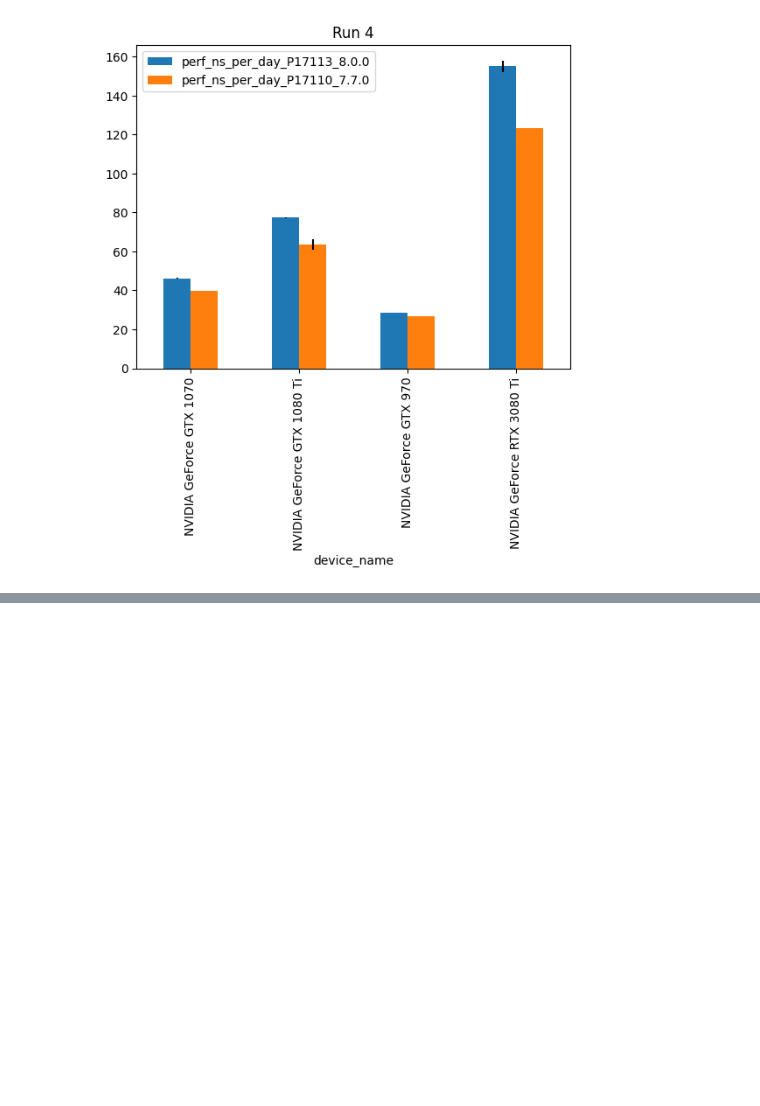
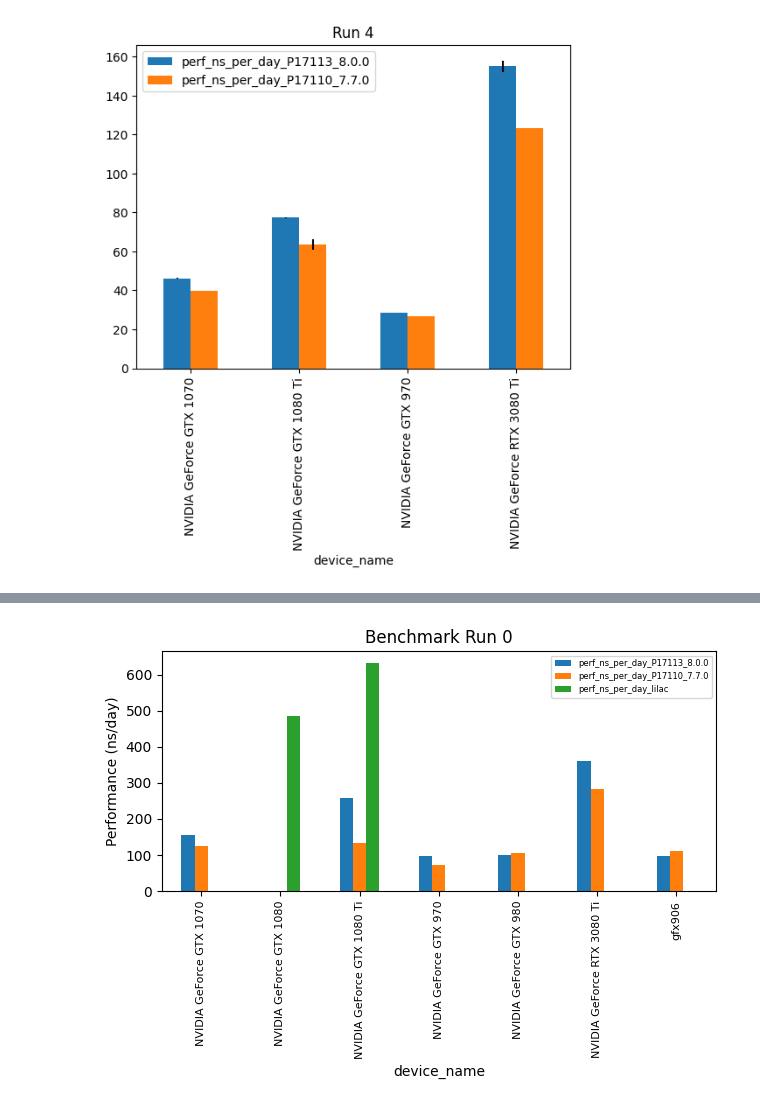
Before and after one commit to FoldingAtHome/fah-gpu-species, a Jupyter notebook: notebooks/core22_8.0.ipynb, the cells around one changed output, grey strips where cells are left out. Cells and saved outputs as stored; diff of their text form; code cells hidden in the pictures; blank space fills up the shorter version.

Commit message:
add in lilac_data

```diff
--- a/notebooks/core22_8.0.ipynb
+++ b/notebooks/core22_8.0.ipynb
@@ -256,2 +320,23 @@ plot_merged_run(data_113_sel, data_110_sel, 4, "P17113_8.0.0","P17110_7.7.0")
 # %% [output]
 [figure]
+# %%
+import yaml
+import glob
+from pathlib import Path
+
+def load_yaml_to_df(path, run):
+    with open(path, 'r') as file:
+        data = yaml.safe_load(file)
+        gpu = data["system"]["gpu"]
+        ns_day = data["benchmarks"][0]["ns_per_day"]
+        df = pd.DataFrame({"run": run, "device_name": [gpu], "perf_ns_per_day_lilac": [ns_day]}).set_index("run")
+        return df
+
+def load_all_yamls(glob_path):
+    files = glob.glob(glob_path)
+    dfs = []
+    for file in files:
+        run_num = int(Path(file).stem.split("_")[0][-1])
+        dfs.append(load_yaml_to_df(file, run_num))
+    df = pd.concat(dfs)
+    return df
@@ -257,0 +349,3 @@ plot_merged_run(data_113_sel, data_110_sel, 4, "P17113_8.0.0","P17110_7.7.0")
+# %%
+lilac_df = load_all_yamls("./lilac_bench/*")
+lilac_df
@@ -257,0 +361,3 @@ plot_merged_run(data_113_sel, data_110_sel, 4, "P17113_8.0.0","P17110_7.7.0")
+# %%
+lilac_df_sub = lilac_df
+lilac_df_sub
@@ -257,0 +373,18 @@ plot_merged_run(data_113_sel, data_110_sel, 4, "P17113_8.0.0","P17110_7.7.0")
+# %%
+def merge_with_lilac_ref(df1, df2, lilac_df, run, name1, name2, how="inner"):
+
+    d1_sub = df1[["perf_ns_per_day", "device_name"]].loc[run].groupby("device_name").mean("perf_ns_per_day")
+    d2_sub = df2[["perf_ns_per_day", "device_name"]].loc[run].groupby("device_name").mean("perf_ns_per_day")
+    lilac_df_sub = lilac_df[["perf_ns_per_day_lilac", "device_name"]].loc[run].groupby("device_name").mean("perf_ns_per_day_lilac")
+    merge = pd.merge(d1_sub,d2_sub, left_index=True, right_index=True, suffixes=(f'_{name1}', f'_{name2}'), how=how)
+    merge = pd.merge(merge,lilac_df_sub, left_index=True, right_index=True, how="outer")
+    return merge.sort_index()
+# %%
+run0 = merge_with_lilac_ref(data_113_sel, data_110_sel, lilac_df, 0, "P17113_8.0.0","P17110_7.7.0")
+run0.plot.bar( title="Benchmark Run 0",ylabel="Performance (ns/day)")
+plt.xticks(fontsize=8)
+plt.subplots_adjust(left=0.1, right=0.9, top=0.9, bottom=0.1)
+plt.legend(fontsize=6)
+plt.tight_layout()
+# %% [output]
+[figure, added]
```
Also changed, not shown: parts of 13 cells of this notebook, 6 other files.
